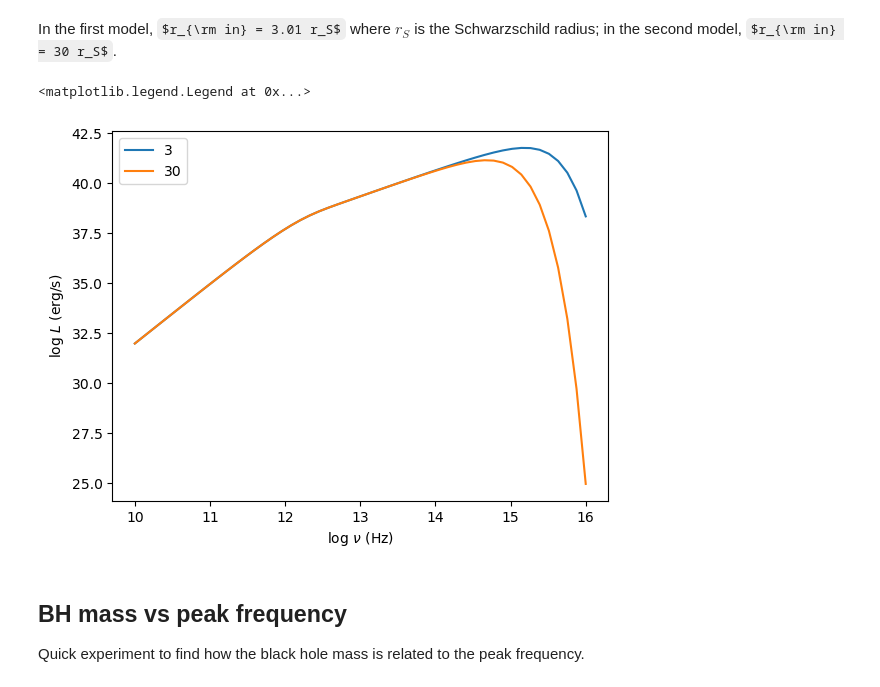
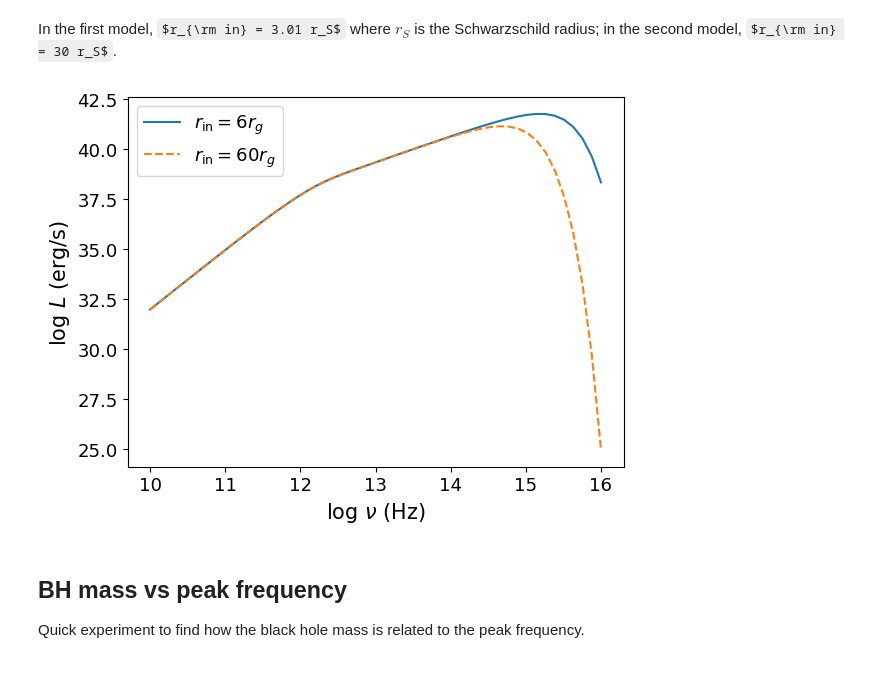
Before and after one commit to rsnemmen/thindisk, a Jupyter notebook: spectra.ipynb, the cells around one changed output. Saved outputs shown, nothing was run; the diff lists cells and outputs as text; code cells hidden in the pictures; some formulas as TeX source.

Commit message:
added illustrative plot to README

```diff
--- a/spectra.ipynb
+++ b/spectra.ipynb
@@ -30,14 +30,17 @@ nu=np.linspace(10,16,50)	# lognu
 # %% [markdown]
 In the first model, $r_{\rm in} = 3.01 r_S$ where $r_S$ is the Schwarzschild radius; in the second model, $r_{\rm in} = 30 r_S$.
 # %%
-plt.plot(xm,disk.thindisk2(nu,mass,mdot,3.01,angle), label=3)
-plt.plot(xm,disk.thindisk2(nu,mass,mdot,30,angle), label=30)
-plt.xlabel('log $\\nu$ (Hz)')
-plt.ylabel('log $L$ (erg/s)')
-plt.legend()
+plt.plot(nu,disk.thindisk2(nu,mass,mdot,3.01,angle), label='$r_{\\rm in}=6 r_g$')
+plt.plot(nu,disk.thindisk2(nu,mass,mdot,30,angle), '--', label='$r_{\\rm in}=60 r_g$')
+
+plt.xlabel('log $\\nu$ (Hz)', fontsize=15)
+plt.ylabel('log $L$ (erg/s)', fontsize=15)
+plt.legend(fontsize=13)
+plt.tick_params(axis='both', which='major', labelsize=13)
+plt.tick_params(axis='both', which='minor', labelsize=12)
+plt.savefig('plot.png', dpi=300)
 # %% [output]
-<matplotlib.legend.Legend at 0x...>
-[figure, old version]
+[figure, new version]
 # %% [markdown]
 ## BH mass vs peak frequency
 
```
Also changed, not shown: 2 other files.
